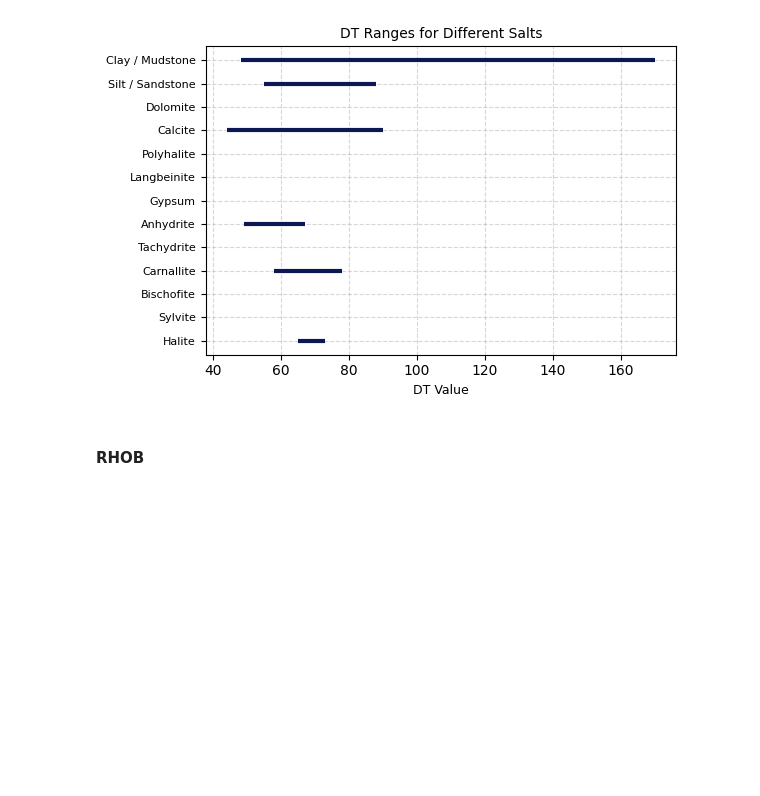
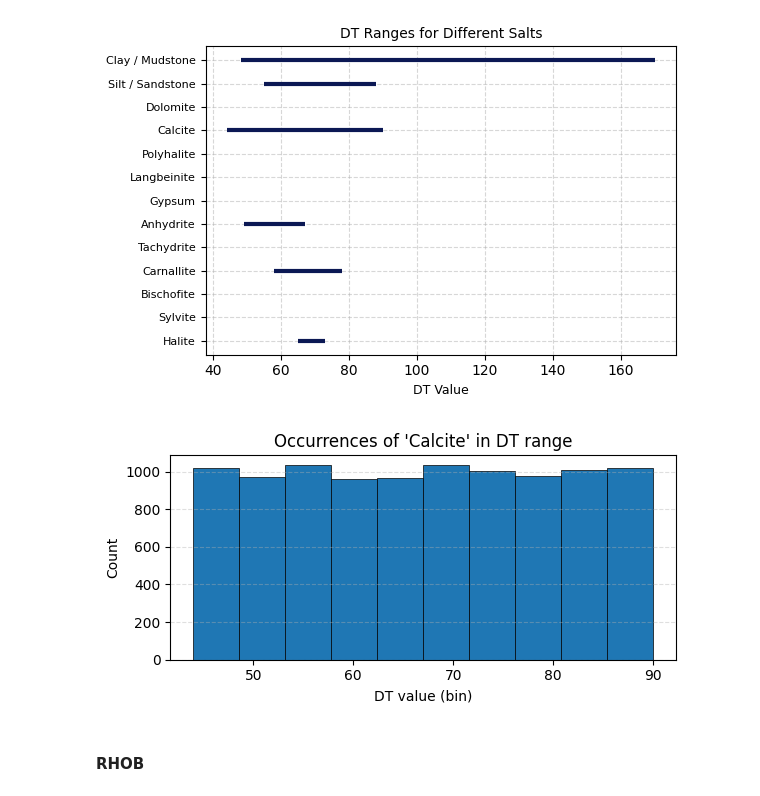
Before and after one commit to HarrisEdlmannQR/salt-lithology-model, a Jupyter notebook: model.ipynb, the cells around one changed output. Drawn from its saved outputs; the diff is of its cells as text; code cells hidden in the pictures; blank space fills up the shorter version.

```diff
--- a/model.ipynb
+++ b/model.ipynb
@@ -263,7 +268,9 @@ for salt, _ in DT_RANGES.items():
     data = SaltOccurrences(salt, DT_RANGES)
     DT_SALT_MODELS[salt] = RangeModeler(salt, "DT", DT_RANGES, data)
 # %%
-# DT_SALT_MODELS["Calcite"].plot_salt_histogram()
+DT_SALT_MODELS["Calcite"].plot_salt_histogram()
+# %% [output]
+[figure, added]
 # %% [markdown]
 #### RHOB
 # %%
```
Also changed, not shown: parts of 26 cells of this notebook.
